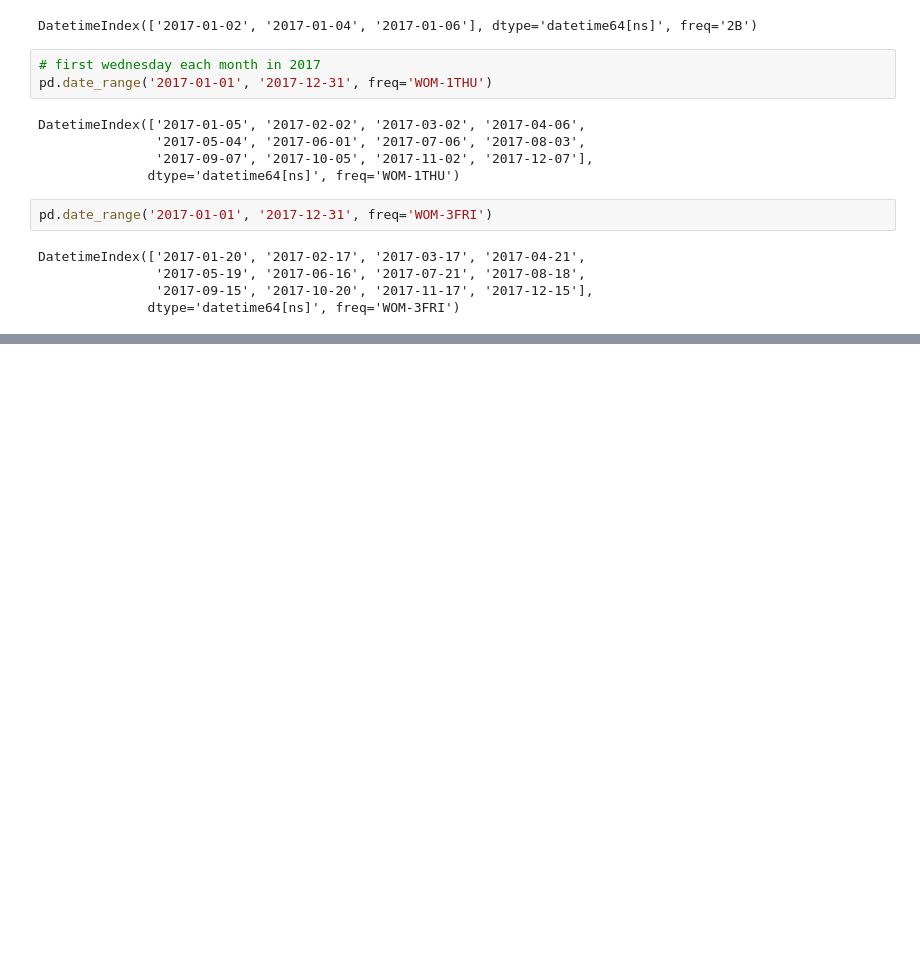
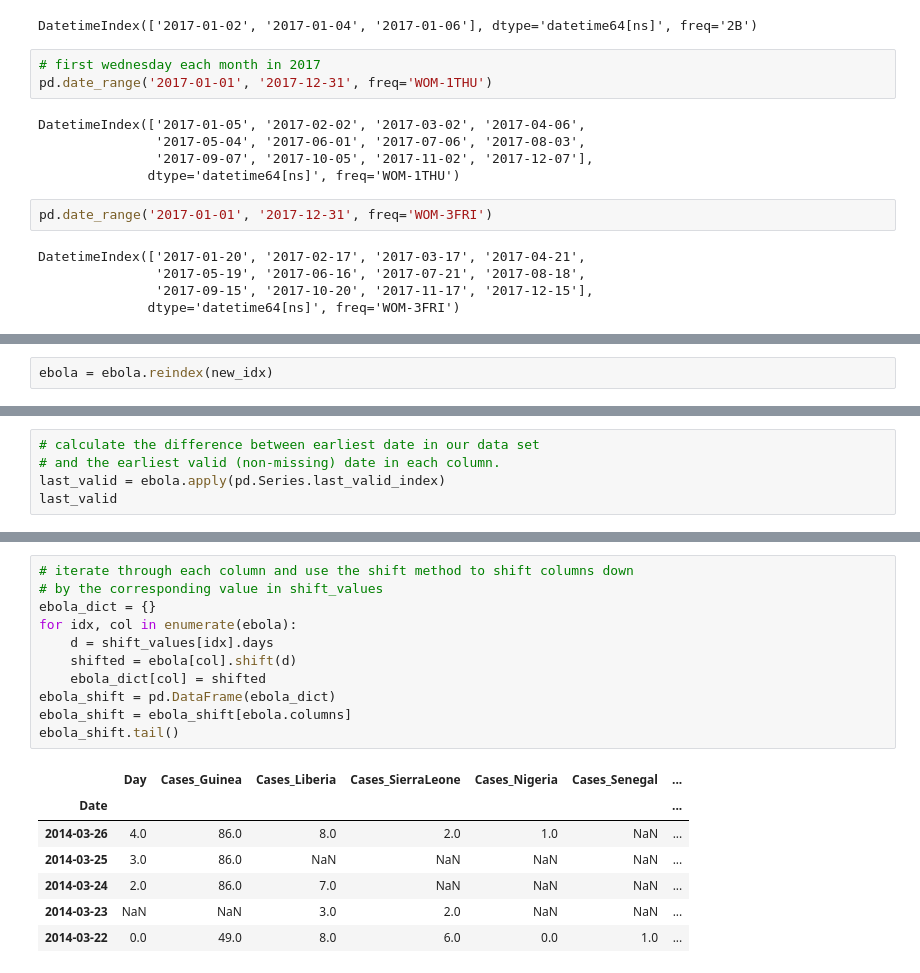
Before and after one commit to davetlewis-van/pandas_for_everyone, a Jupyter notebook: notebooks/Chapter 11.ipynb, the cells around one changed output, grey strips where cells are left out. Cells and saved outputs as stored; diff of their text form; blank space fills up the shorter version.

```diff
--- a/notebooks/Chapter 11.ipynb
+++ b/notebooks/Chapter 11.ipynb
@@ -413,0 +479,2 @@ DatetimeIndex(['2017-01-20', '2017-02-17', '2017-03-17', '2017-04-21',
+# %%
+ebola = ebola.reindex(new_idx)
@@ -413,0 +499,5 @@ DatetimeIndex(['2017-01-20', '2017-02-17', '2017-03-17', '2017-04-21',
+# %%
+# calculate the difference between earliest date in our data set
+# and the earliest valid (non-missing) date in each column.
+last_valid = ebola.apply(pd.Series.last_valid_index)
+last_valid
@@ -413,0 +548,19 @@ DatetimeIndex(['2017-01-20', '2017-02-17', '2017-03-17', '2017-04-21',
+# %%
+# iterate through each column and use the shift method to shift columns down
+# by the corresponding value in shift_values
+ebola_dict = {}
+for idx, col in enumerate(ebola):
+    d = shift_values[idx].days
+    shifted = ebola[col].shift(d)
+    ebola_dict[col] = shifted
+ebola_shift = pd.DataFrame(ebola_dict)
+ebola_shift = ebola_shift[ebola.columns]
+ebola_shift.tail()
+# %% [output]
+|  | Day | Cases_Guinea | Cases_Liberia | Cases_SierraLeone | Cases_Nigeria | Cases_Senegal | ... |
+| Date |  |  |  |  |  |  | ... |
+| 2014-03-26 | 4.0 | 86.0 | 8.0 | 2.0 | 1.0 | NaN | ... |
+| 2014-03-25 | 3.0 | 86.0 | NaN | NaN | NaN | NaN | ... |
+| 2014-03-24 | 2.0 | 86.0 | 7.0 | NaN | NaN | NaN | ... |
+| 2014-03-23 | NaN | NaN | 3.0 | 2.0 | NaN | NaN | ... |
+| 2014-03-22 | 0.0 | 49.0 | 8.0 | 6.0 | 0.0 | 1.0 | ... |
```
Also changed, not shown: parts of 30 cells of this notebook, 3 other files.
